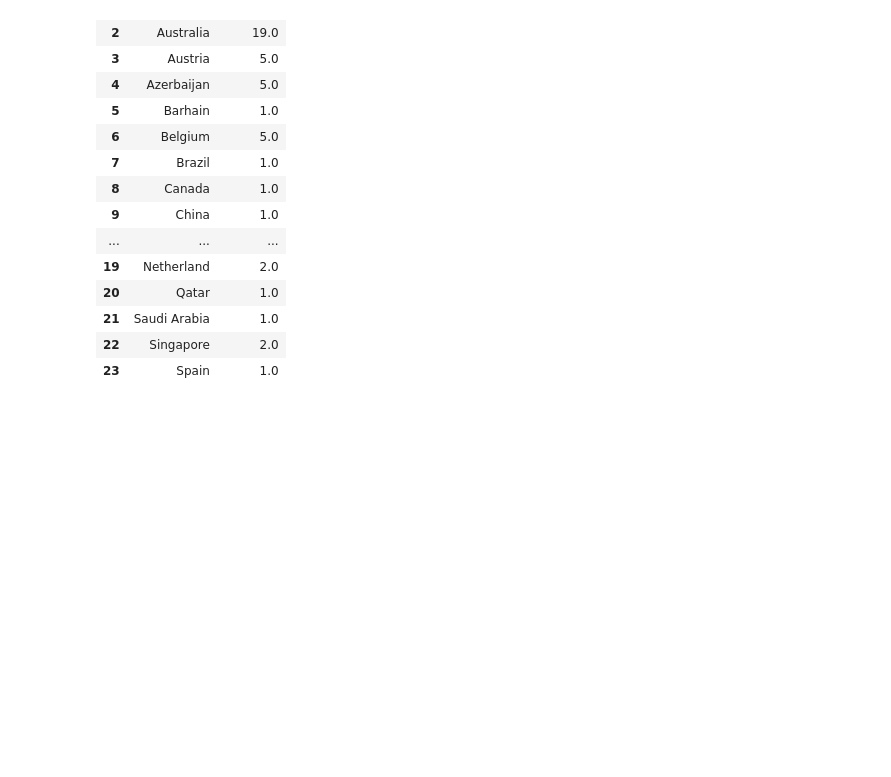
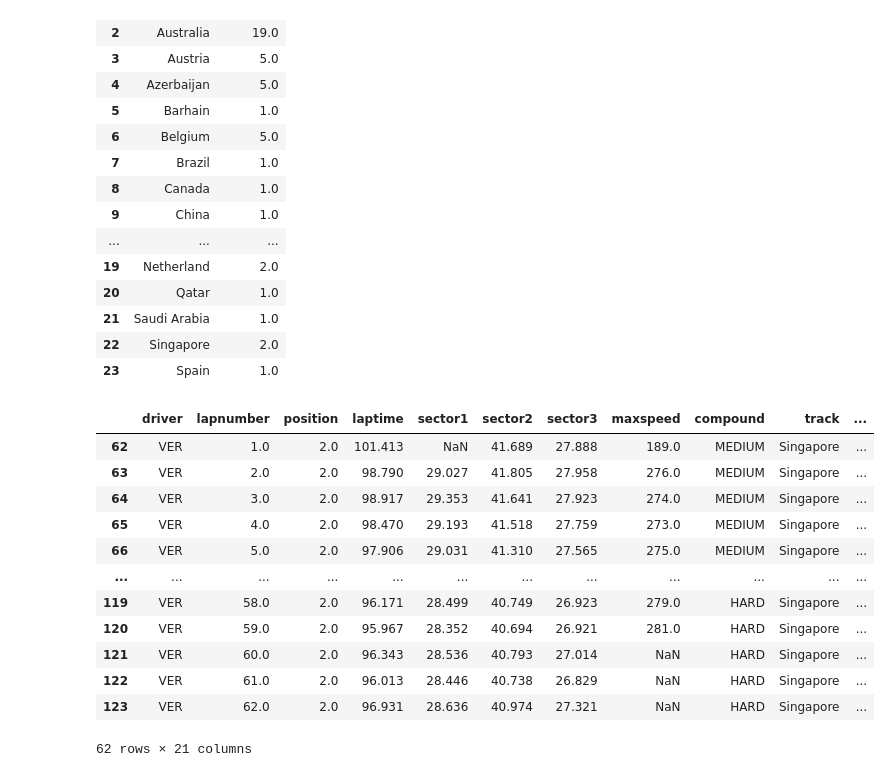
Before and after one commit to TorisutanKholwes/f1_data_analysis, a Jupyter notebook: dashboard.ipynb, the cells around one changed output. Cells and saved outputs as stored; diff of their text form; code cells hidden in the pictures; blank space fills up the shorter version.

```diff
--- a/dashboard.ipynb
+++ b/dashboard.ipynb
@@ -404,3 +407,49 @@ f1_team.query('track == "Australia" and driver == "VER"')
 | 21 | Saudi Arabia | 1.0 |
 | 22 | Singapore | 2.0 |
 | 23 | Spain | 1.0 |
+# %%
+updated = (
+    f1_team
+    .query(f"full_name == '{name}' and track == '{track}'")
+)
+updated['sector1_color'] = 'green'
+updated['sector2_color'] = 'blue'
+updated['sector3_color'] = 'red'
+
+best_lap = [500, 500, 500]
+laps_count = updated['lapnumber'].max()
+for lap in range(1, int(laps_count) + 1):
+    i = 0
+    for sector in ['sector1', 'sector2', 'sector3']:
+        current = updated.query(f"lapnumber == {lap}")
+        if current.empty:
+            i += 1
+            continue
+        time = float(current[sector].values[0])
+        if time < best_lap[i]:
+            if time <= get_best_time_on_sector(track, lap, sector):
+                updated.loc[current.index, f"{sector}_color"] = 'purple'
+            else:
+                updated.loc[current.index, f"{sector}_color"] = 'green'
+            best_lap[i] = time
+        else:
+            updated.loc[current.index, f"{sector}_color"] = 'red'
+        updated.loc[current.index, f"{sector}_best"] = get_best_time_on_sector(track, lap, sector)
+        updated.loc[current.index, f"{sector}_personal_best"] = best_lap[i]
+        i += 1
+
+updated
+# %% [output]
+|  | driver | lapnumber | position | laptime | sector1 | sector2 | sector3 | maxspeed | compound | track | ... |
+| 62 | VER | 1.0 | 2.0 | 101.413 | NaN | 41.689 | 27.888 | 189.0 | MEDIUM | Singapore | ... |
+| 63 | VER | 2.0 | 2.0 | 98.790 | 29.027 | 41.805 | 27.958 | 276.0 | MEDIUM | Singapore | ... |
+| 64 | VER | 3.0 | 2.0 | 98.917 | 29.353 | 41.641 | 27.923 | 274.0 | MEDIUM | Singapore | ... |
+| 65 | VER | 4.0 | 2.0 | 98.470 | 29.193 | 41.518 | 27.759 | 273.0 | MEDIUM | Singapore | ... |
+| 66 | VER | 5.0 | 2.0 | 97.906 | 29.031 | 41.310 | 27.565 | 275.0 | MEDIUM | Singapore | ... |
+| ... | ... | ... | ... | ... | ... | ... | ... | ... | ... | ... | ... |
+| 119 | VER | 58.0 | 2.0 | 96.171 | 28.499 | 40.749 | 26.923 | 279.0 | HARD | Singapore | ... |
+| 120 | VER | 59.0 | 2.0 | 95.967 | 28.352 | 40.694 | 26.921 | 281.0 | HARD | Singapore | ... |
+| 121 | VER | 60.0 | 2.0 | 96.343 | 28.536 | 40.793 | 27.014 | NaN | HARD | Singapore | ... |
+| 122 | VER | 61.0 | 2.0 | 96.013 | 28.446 | 40.738 | 26.829 | NaN | HARD | Singapore | ... |
+| 123 | VER | 62.0 | 2.0 | 96.931 | 28.636 | 40.974 | 27.321 | NaN | HARD | Singapore | ... |
+62 rows × 21 columns
```
Also changed, not shown: parts of 20 cells of this notebook, 14 other files.
